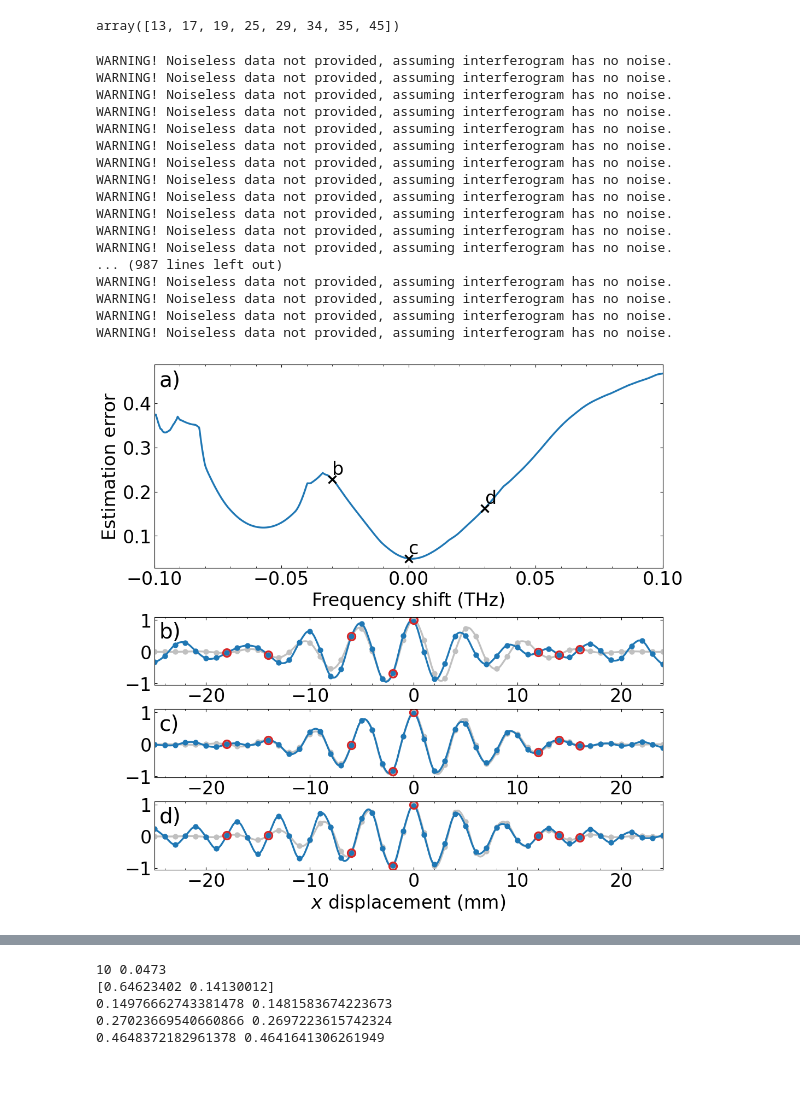
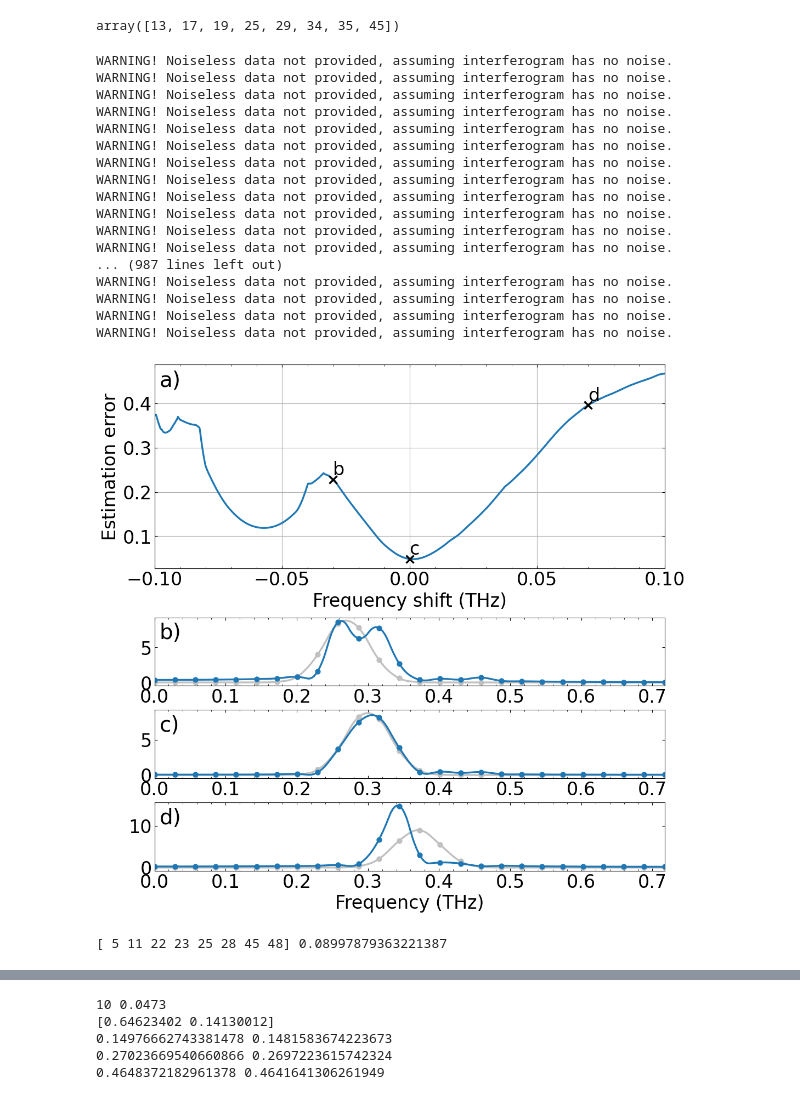
Before and after one commit to Jammi-Dodgers/THz-Compressed-Sensing, a Jupyter notebook: solution_robustness.ipynb, the cells around one changed output, grey strips where cells are left out. Cells and saved outputs as stored; diff of their text form; code cells hidden in the pictures.

Commit message:
working on new graphs in solution_robustness

```diff
--- a/solution_robustness.ipynb
+++ b/solution_robustness.ipynb
@@ -92,30 +92,35 @@ test_config
 # %% [output]
 array([13, 17, 19, 25, 29, 34, 35, 45])
 # %%
-N = 1000; shift_range= 100e9; regularization_coeffient= 1e-2; central_freq= 300e9
+N = 1000; shift_range= 100e9; regularization_coeffient= 1e-2; central_freq= 300e9; theta= 6
 #test_config = cs.subsample_1d(total_points, 12, "random")
 test_config = np.array([7,11,19,23,25,37,39,41])
 target = cs.generate_interferogram(total_points, pixel_pitch*1e-3, central_freq, 75e9, 6)
 #test_config, _ = cs.MCMC_metropolis(8, target, regularization_coeffient= regularization_coeffient, error_type= "L2")
 
+freqs = np.fft.rfftfreq(total_points, pixel_pitch*1e-3)
+freqs /= 2*np.sin(np.deg2rad(theta))
+freqs *= C*1e-12
+
 shifts = np.linspace(-shift_range, shift_range, N)
 scores = np.empty(N)
-
-
-
 for n, shift in enumerate(shifts):
-    target = cs.generate_interferogram(total_points, pixel_pitch*1e-3, central_freq +shift, 75e9, 6)
+    target = cs.generate_interferogram(total_points, pixel_pitch*1e-3, central_freq +shift, 75e9, theta)
 
     scores[n] = cs.evaluate_score(test_config, target, regularization_coeffient= regularization_coeffient, error_type= "L2")
 
 examples = {}
-examples["shift"] = [-30e9, 0, 30e9]
-examples["target"] = [cs.generate_interferogram(total_points, pixel_pitch*1e-3, central_freq +shift, 75e9, 6) for shift in examples["shift"]]
+examples["shift"] = [-30e9, 0, 70e9]
+examples["target"] = [cs.generate_interferogram(total_points, pixel_pitch*1e-3, central_freq +shift, 75e9, theta) for shift in examples["shift"]]
+examples["target_DCT"] = [spfft.dct(target, norm= "ortho", type= 1) for target in examples["target"]]
+examples["target_FFT"] = [np.abs(np.fft.rfft(target)) for target in examples["target"]]
 examples["uncertainty"] = [np.ones_like(target) for target in examples["target"]]
 examples["score"] = [cs.evaluate_score(test_config, target, uncertainties, regularization_coeffient= regularization_coeffient, error_type= "L2") for target, uncertainties in zip(examples["target"], examples["uncertainty"])]
 examples["samples"] = [np.full_like(target, np.nan) for target in examples["target"]]
 for samples, target in zip(examples["samples"], examples["target"]): samples[test_config] = target[test_config]
 examples["reconstruction"] = [cs.compressed_sensing(samples, regularization_coeffient) for samples in examples["samples"]]
+examples["reconstruction_DCT"] = [spfft.dct(reconstruction, norm= "ortho", type= 1) for reconstruction in examples["reconstruction"]]
+examples["reconstruction_FFT"] = [np.abs(np.fft.rfft(reconstruction)) for reconstruction in examples["reconstruction"]]
 
 fig, axs = plt.subplots(5, 1, figsize= (12, 12), height_ratios= (3,0,1,1,1), gridspec_kw= {"hspace": 0.3})
 
@@ -123,49 +128,60 @@ axs[0].plot(shifts*1e-12, scores)
 axs[0].set(xlabel= "Frequency shift (THz)", ylabel= "Estimation error", xlim= (shifts.min()*1e-12, shifts.max()*1e-12), xticks= np.arange(-0.1, 0.1+0.05, 0.05))
 #axs[0].set_title("a)", loc='left')
 axs[0].annotate("a)", (0.01,0.97), xycoords= 'axes fraction', ha= "left", va= "top", fontsize= 28)
+axs[0].grid()
 
 axs[1].set_axis_off()
 
-for ax, target, reconstruction, shift, score, samples, title in zip(axs[2:], examples["target"], examples["reconstruction"], examples["shift"], examples["score"], examples["samples"], ["b)","c)","d)"]):
-    ax.plot(displacement, target, color= "silver", marker= ".", linestyle= "none")
-    ax.plot(cs.interpolate(displacement), cs.interpolate(target), color= "silver")
-    ax.plot(displacement, reconstruction, color= "tab:blue", marker= ".", linestyle= "none")
-    ax.plot(cs.interpolate(displacement), cs.interpolate(reconstruction), color= "tab:blue")
-    ax.plot(displacement, samples, linestyle= "none", marker= "o", markerfacecolor= "none", markeredgecolor= "tab:red")
-    #ax.set_title(title, loc= "left")
+for ax, title, target, target_DCT, target_FFT, reconstruction, reconstruction_DCT, reconstruction_FFT, shift, score, samples in zip(axs[2:], ["b)","c)","d)"],
+                                                                                                                                examples["target"], examples["target_DCT"], examples["target_FFT"],
+                                                                                                                                examples["reconstruction"], examples["reconstruction_DCT"], examples["reconstruction_FFT"],
+                                                                                                                                examples["shift"], examples["score"], examples["samples"]):
+    #ax.plot(displacement, target, color= "silver", marker= ".", linestyle= "none")
+    #ax.plot(cs.interpolate(displacement), cs.interpolate(target), color= "silver")
+    #ax.plot(displacement, reconstruction, color= "tab:blue", marker= ".", linestyle= "none")
+    #ax.plot(cs.interpolate(displacement), cs.interpolate(reconstruction), color= "tab:blue")
+    #ax.plot(displacement, samples, linestyle= "none", marker= "o", markerfacecolor= "none", markeredgecolor= "tab:red")
+    #ax.set(xlim= (displacement.min(), displacement.max()))
+
+    ax.plot(freqs, target_FFT, color= "silver", marker= ".", linestyle= "none")
+    ax.plot(cs.interpolate(freqs), cs.interpolate(target_FFT), color= "silver")
+    ax.plot(freqs, reconstruction_FFT, color= "tab:blue", marker= ".", linestyle= "none")
+    ax.plot(cs.interpolate(freqs), cs.interpolate(reconstruction_FFT), color= "tab:blue")
+    ax.set(xlim= (freqs.min(), freqs.max()))
+
     ax.annotate(title, (0.01,0.93), xycoords= 'axes fraction', ha= "left", va= "top", fontsize= 28)
-    ax.set(xlim= (displacement.min(), displacement.max()))
     axs[0].plot(shift*1e-12, score, marker= "x", color= "k")
     axs[0].text(shift*1e-12, score +0.01, title.removesuffix(")"))
-axs[4].set(xlabel= "$x$ displacement (mm)")
+#axs[4].set(xlabel= "$x$ displacement (mm)")
+axs[4].set(xlabel= "Frequency (THz)")
 
 #fig.savefig("./graphs/frequency_shift_robustness_250.png", bbox_inches= "tight")
 plt.show()
 # %% [output]
 WARNING! Noiseless data not provided, assuming interferogram has no noise.
 WARNING! Noiseless data not provided, assuming interferogram has no noise.
 WARNING! Noiseless data not provided, assuming interferogram has no noise.
 WARNING! Noiseless data not provided, assuming interferogram has no noise.
 WARNING! Noiseless data not provided, assuming interferogram has no noise.
 WARNING! Noiseless data not provided, assuming interferogram has no noise.
 WARNING! Noiseless data not provided, assuming interferogram has no noise.
 WARNING! Noiseless data not provided, assuming interferogram has no noise.
 WARNING! Noiseless data not provided, assuming interferogram has no noise.
 WARNING! Noiseless data not provided, assuming interferogram has no noise.
 WARNING! Noiseless data not provided, assuming interferogram has no noise.
 WARNING! Noiseless data not provided, assuming interferogram has no noise.
 ... (987 lines left out)
 WARNING! Noiseless data not provided, assuming interferogram has no noise.
 WARNING! Noiseless data not provided, assuming interferogram has no noise.
 WARNING! Noiseless data not provided, assuming interferogram has no noise.
 WARNING! Noiseless data not provided, assuming interferogram has no noise.
-[figure, old version]
+[figure, new version]
 # %%
 regularization_coeffient= 1e-2; samples = 8
 central_freq= 300e9; FWHM_fraction= 0.25 #FWHM_freq= 75e9
 training_range= 50e9; training_N= 40
 test_range= 150e9; test_N= 200
-noise = 0.1
+noise = 0.0
 
 shifts = np.linspace(-training_range, training_range, training_N)
 training_shifted_freqs = central_freq +shifts
@@ -190,6 +206,8 @@ for n, shifted_freq in enumerate(test_shifted_freqs):
     test_scores[n] = cs.evaluate_score(test_config, target, noiseless= noiseles, regularization_coeffient= regularization_coeffient, error_type= "L2")
 
 print(test_config, average_score)
+# %% [output]
+[ 5 11 22 23 25 28 45 48] 0.08997879363221387
 # %%
 random_scores = np.empty(test_N)
 for n, shifted_freq in enumerate(test_shifted_freqs):
```
Also changed, not shown: parts of 3 cells of this notebook.
